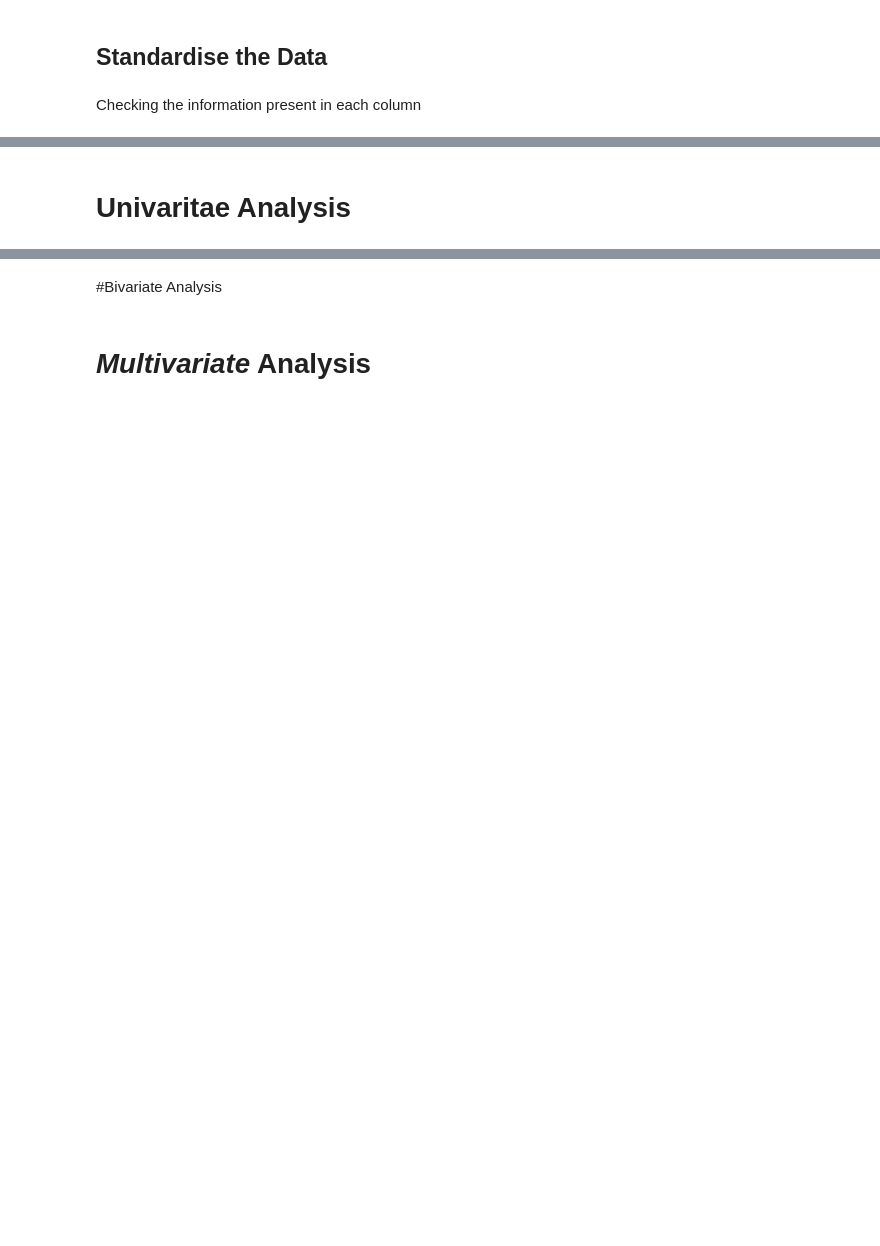
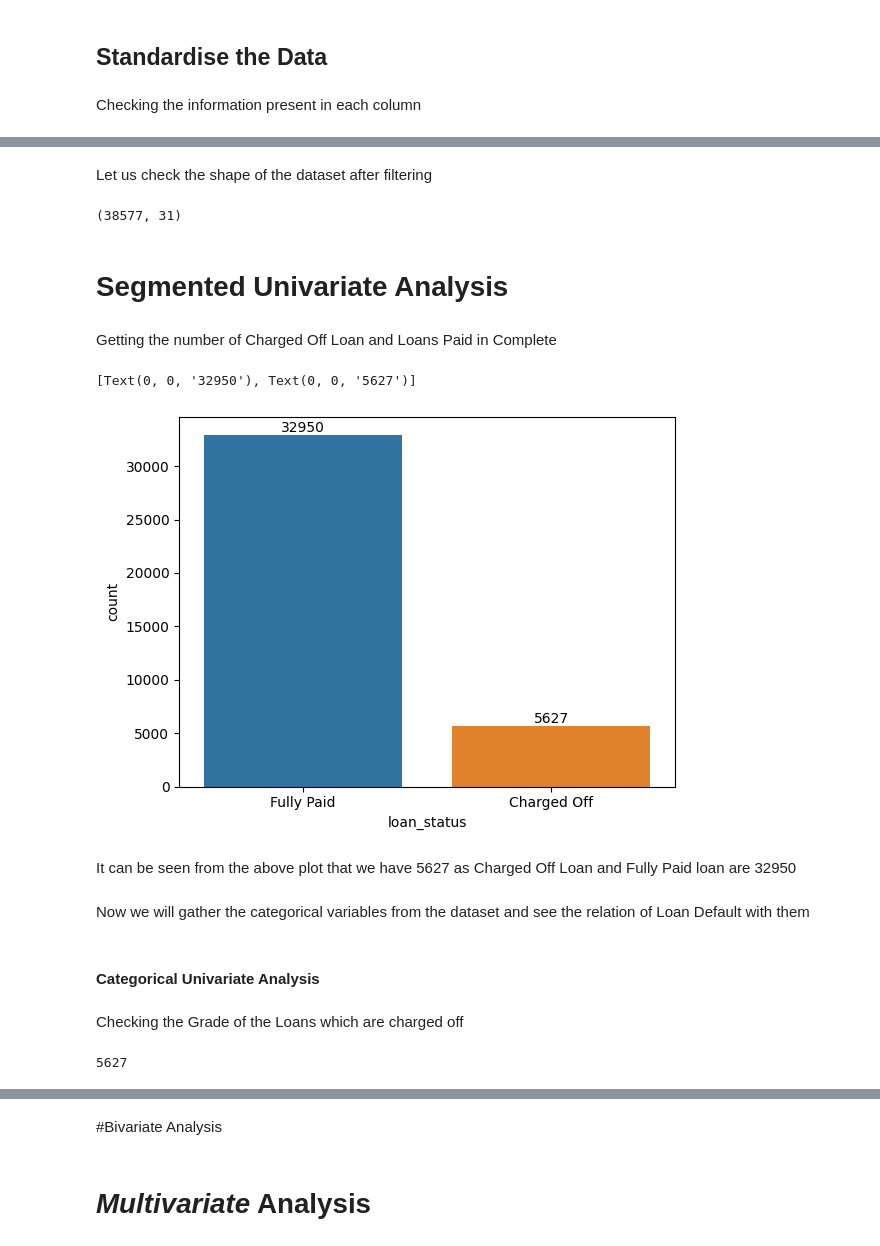
Before and after one commit to ktothep/PythonNotebooks, a Jupyter notebook: Lending_Case_Study.ipynb, the cells around one changed output, grey strips where cells are left out. Saved outputs shown, nothing was run; the diff lists cells and outputs as text; code cells hidden in the pictures; blank space fills up the shorter version.

```diff
--- a/Lending_Case_Study.ipynb
+++ b/Lending_Case_Study.ipynb
@@ -241,4 +326,4 @@ Name: int_rate, dtype: float64
 # %%
-loan_df_defaulters['term']=loan_df['term'].apply(lambda x:float(str(x).replace(" months",'')))
-loan_df_defaulters['term'].head(5)
+loan_df['term']=loan_df['term'].apply(lambda x:float(str(x).replace(" months",'')))
+loan_df['term'].head(5)
 # %% [output]
@@ -255,0 +338,13 @@ Name: term, dtype: float64
+# %%
+columns_after_loan_application =  [
+  "earliest_cr_line",
+  "out_prncp",
+  "total_pymnt",
+  "total_pymnt_inv",
+  "total_rec_prncp",
+  "total_rec_int",
+  "last_pymnt_d",
+  "last_pymnt_amnt",
+  "last_credit_pull_d"]
+# %%
+loan_df.drop(columns=columns_after_loan_application,inplace=True)
@@ -256,2 +368,26 @@ Name: term, dtype: float64
+# %%
+loan_df_filtered=loan_df[loan_df['loan_status']!='Current']
+# %% [markdown]
+Let us check the shape of the dataset after filtering
+# %%
+loan_df_filtered.shape
+# %% [output]
+(38577, 31)
 # %% [markdown]
-# Univaritae Analysis
+# Segmented Univariate Analysis
+# %% [markdown]
+Getting the number of Charged Off Loan and Loans Paid in Complete
+# %%
+ax =seaborn.countplot(x=loan_df_filtered['loan_status'],data=loan_df_filtered)
+ax.bar_label(ax.containers[0])
+# %% [output]
+[Text(0, 0, '32950'), Text(0, 0, '5627')]
+[figure, added]
+# %% [markdown]
+It can be seen from the above plot that we have 5627 as Charged Off Loan and Fully Paid loan are 32950
+# %% [markdown]
+Now we will gather the categorical variables from the dataset and see the relation of Loan Default with them
+# %% [markdown]
+#### Categorical Univariate Analysis
+# %% [markdown]
+Checking the Grade of the Loans which are charged off
@@ -257,0 +396,4 @@ Name: term, dtype: float64
+# %%
+loan_charged_off['grade'].count()
+# %% [output]
+5627
```
Also changed, not shown: parts of 70 cells of this notebook.
